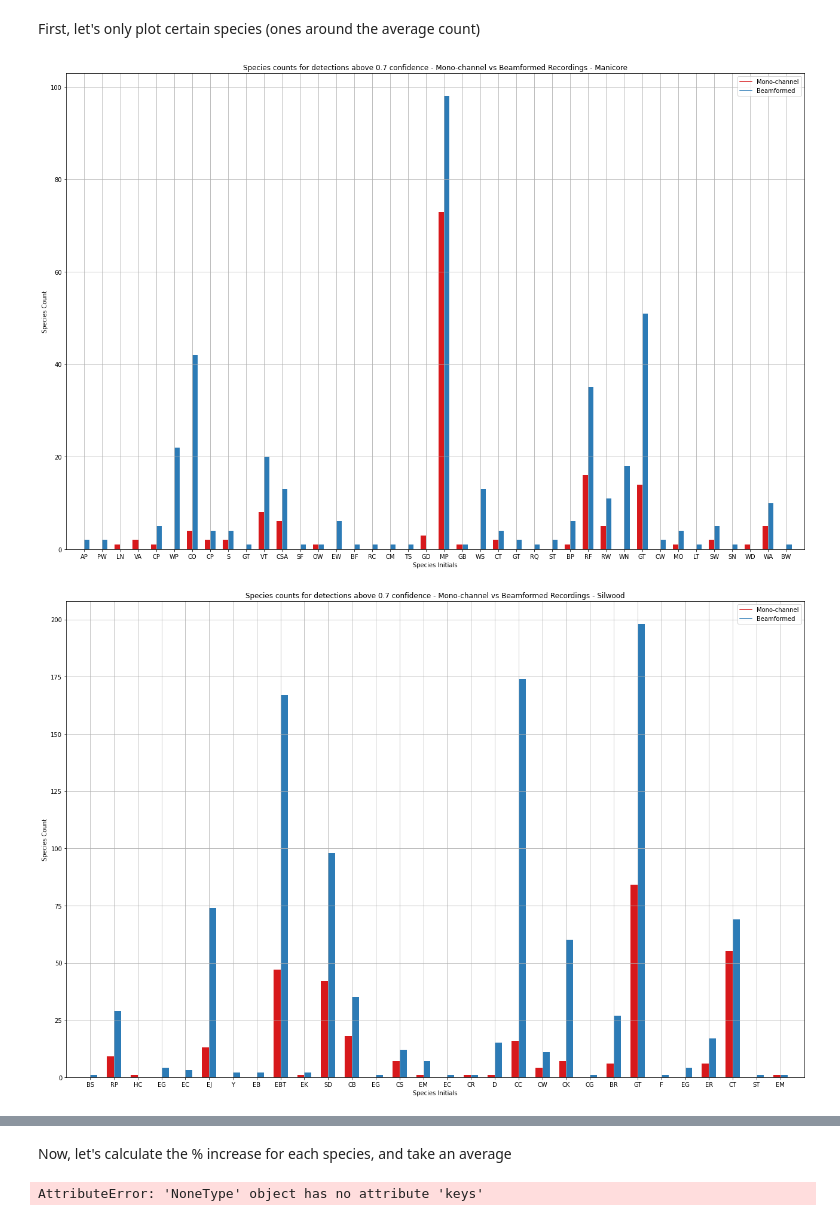
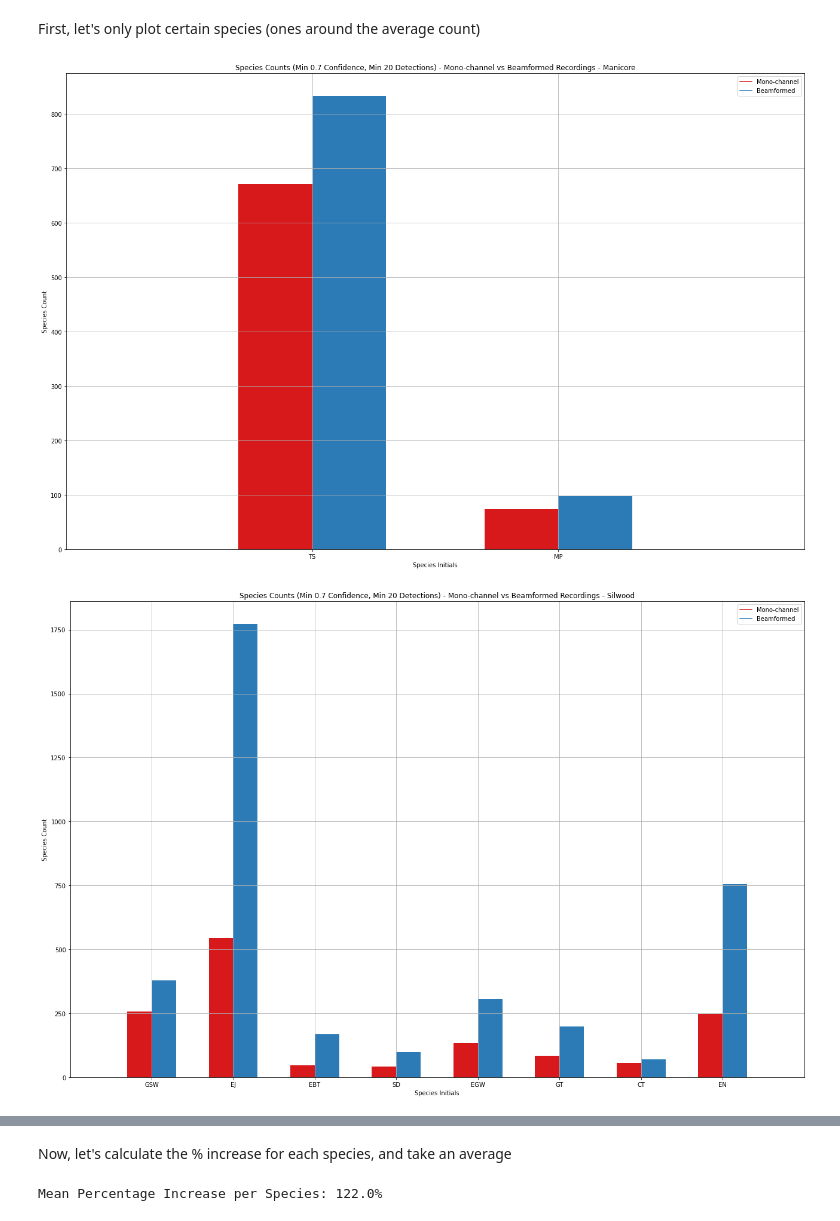
Before and after one commit to JamesSkinna/Masters_6mic_analysis, a Jupyter notebook: src/analysis_scripts/species_count_analysis.ipynb, the cells around one changed output, grey strips where cells are left out. Saved outputs shown, nothing was run; the diff lists cells and outputs as text; code cells hidden in the pictures.

Commit message:
Finalised species count analysis

```diff
--- a/src/analysis_scripts/species_count_analysis.ipynb
+++ b/src/analysis_scripts/species_count_analysis.ipynb
@@ -53,7 +53,7 @@ def barchart_count_comparison(mono_data, bf_data, location):
     """Creates a boxplot to compare species counts of mono-channel vs beamformed
     --> Split into groups (1 group per species) - for side-by-side comparison"""
 
-    title = f"Species counts for detections above 0.7 confidence - Mono-channel vs Beamformed Recordings - {location}"
+    title = f"Species Counts (Min 0.7 Confidence, Min 20 Detections) - Mono-channel vs Beamformed Recordings - {location}"
     setup_new_plot("Species Initials", "Species Count", title)
 
     count_data_list = [mono_data, bf_data]
@@ -90,7 +90,7 @@ def barchart_count_comparison(mono_data, bf_data, location):
     modded_labels = []
 
     for i, count in enumerate(barchart_count_mono):
-        if count < 100:                  # Sufficient sample size, remove large outliers
+        if count > 20:                  # Sufficient sample size, remove large outliers
             # if count < max_count_for_chart and count > min_count_for_chart:
             modded_bf.append(barchart_count_bf[i])
             modded_mono.append(barchart_count_mono[i])
@@ -117,19 +117,25 @@ def barchart_count_comparison(mono_data, bf_data, location):
 # %%
 # Manicore
 file_path_manicore = "data/processed/manicore/species_counts.json"
 
 mono_data_manicore = read_results_from_file(file_path_manicore)["mono_channel"]
 bf_data_manicore = read_results_from_file(file_path_manicore)["beamformed"]
 
 barchart_count_comparison(mono_data_manicore, bf_data_manicore, "Manicore")
 
 # Silwood
 file_path_silwood = "data/processed/silwood/A1/species_counts.json"
 
 mono_data_silwood = read_results_from_file(file_path_silwood)["mono_channel"]
 bf_data_silwood = read_results_from_file(file_path_silwood)["beamformed"]
 
 barchart_count_comparison(mono_data_silwood, bf_data_silwood, "Silwood")
+
+# Merged together
+mono_data = {**mono_data_manicore, **mono_data_silwood}
+bf_data = {**bf_data_manicore, **bf_data_silwood}
+
+barchart_count_comparison(mono_data, bf_data, "")
 # %% [output]
-[figure, old version]
+[figure, new version]
-[figure, old version]
+[figure, new version]
@@ -136,9 +143,6 @@ barchart_count_comparison(mono_data_silwood, bf_data_silwood, "Silwood")
 # %% [markdown]
 Now, let's calculate the % increase for each species, and take an average
 # %%
-mono_data = mono_data_manicore.update(mono_data_silwood)
-bf_data = bf_data_manicore.update(bf_data_silwood)
-
 count_data_list = [mono_data, bf_data]
 mono_list = []
 bf_list = []
@@ -164,4 +168,4 @@ mean_perc_inc = round(np.mean(percentage_increase), 0)
 # Print the percentage increase
 print(f"Mean Percentage Increase per Species: {mean_perc_inc}%")
 # %% [output]
-AttributeError: 'NoneType' object has no attribute 'keys'
+Mean Percentage Increase per Species: 122.0%
```
Also changed, not shown: parts of 1 cell of this notebook.
